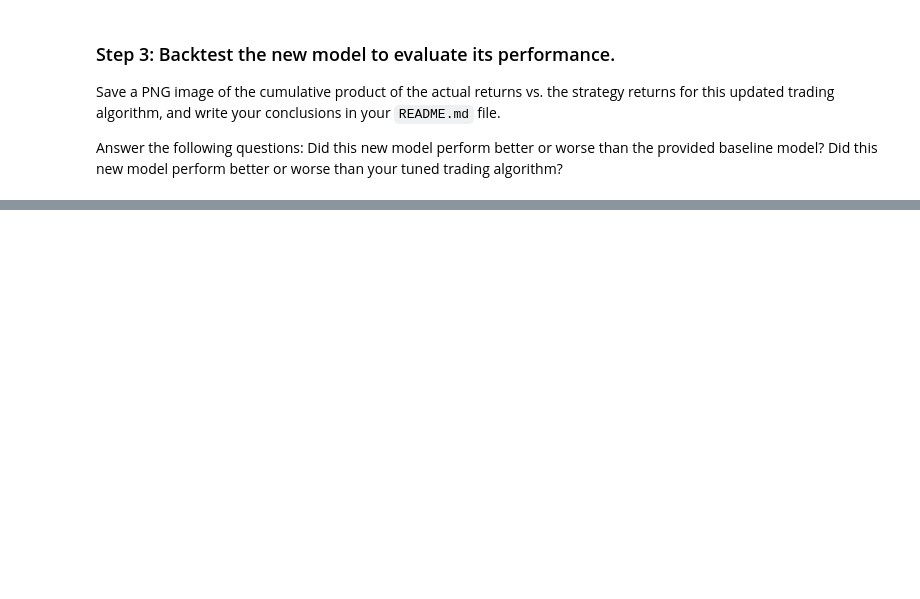
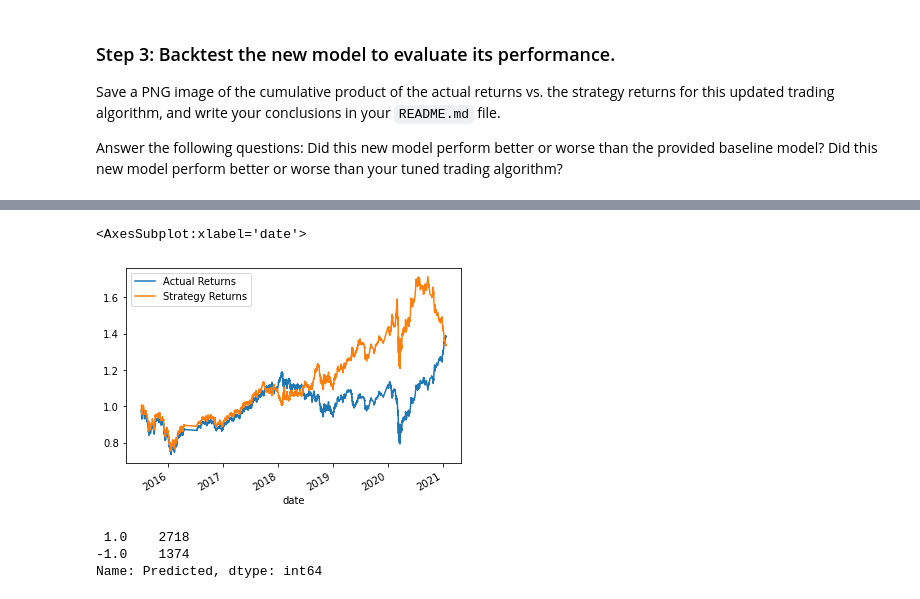
Before and after one commit to Sam-Weiner/Machine_Learning_Trading_Bot, a Jupyter notebook: machine_learning_trading_bot.ipynb, the cells around one changed output, grey strips where cells are left out. Saved outputs shown, nothing was run; the diff lists cells and outputs as text; code cells hidden in the pictures; blank space fills up the shorter version.

Commit message:
starting readme, tuning last model

```diff
--- a/machine_learning_trading_bot.ipynb
+++ b/machine_learning_trading_bot.ipynb
@@ -436,18 +448,18 @@ In this section, you’ll use the original parameters that the starter code prov
 ### Step 1:  Import a new classifier, such as `AdaBoost`, `DecisionTreeClassifier`, or `LogisticRegression`. (For the full list of classifiers, refer to the [Supervised learning page](https://scikit-learn.org/stable/supervised_learning.html) in the scikit-learn documentation.)
 # %%
 # Import a new classifier from SKLearn
-# YOUR CODE HERE
+from sklearn.linear_model import LogisticRegression
 
 # Initiate the model instance
-# YOUR CODE HERE
+model = LogisticRegression()
 # %% [markdown]
 ### Step 2: Using the original training data as the baseline model, fit another model with the new classifier.
 # %%
 # Fit the model using the training data
-model = # YOUR CODE HERE
+model = model.fit(X_train_scaled, y_train)
 
 # Use the testing dataset to generate the predictions for the new model
-pred = # YOUR CODE HERE
+pred = model.predict(X_test_scaled)
 
 # Review the model's predicted values
-# YOUR CODE HERE
+pred
@@ -469,16 +492,17 @@ Did this new model perform better or worse than your tuned trading algorithm?
 # Create a new empty predictions DataFrame.
 
 # Create a predictions DataFrame
-# YOUR CODE HERE
+predictions = pd.DataFrame(index=X_test.index)
 
 # Add the SVM model predictions to the DataFrame
-# YOUR CODE HERE
+predictions['Predicted'] = pred
 
 # Add the actual returns to the DataFrame
-# YOUR CODE HERE
+predictions['Actual Returns'] = signals_df["Actual Returns"]
 
 # Add the strategy returns to the DataFrame
-# YOUR CODE HERE
+predictions['Strategy Returns'] = signals_df['Actual Returns'] * predictions['Predicted'].shift()
 
 # Review the DataFrame
-# YOUR CODE HERE
+display(predictions_df.head())
+display(predictions_df.tail())
@@ -485,3 +524,12 @@ Did this new model perform better or worse than your tuned trading algorithm?
 # %%
 # Plot the actual returns versus the strategy returns
-# YOUR CODE HERE
+(1 + predictions[["Actual Returns", "Strategy Returns"]]).cumprod().plot()
+# %% [output]
+<AxesSubplot:xlabel='date'>
+[figure, added]
+# %%
+predictions["Predicted"].value_counts()
+# %% [output]
+ 1.0    2718
+-1.0    1374
+Name: Predicted, dtype: int64
```
Also changed, not shown: parts of 9 cells of this notebook, 4 other files.
